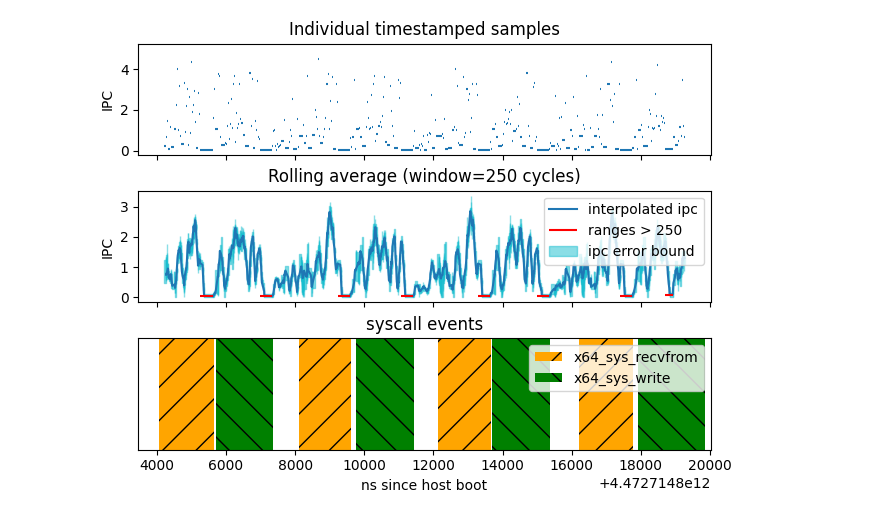
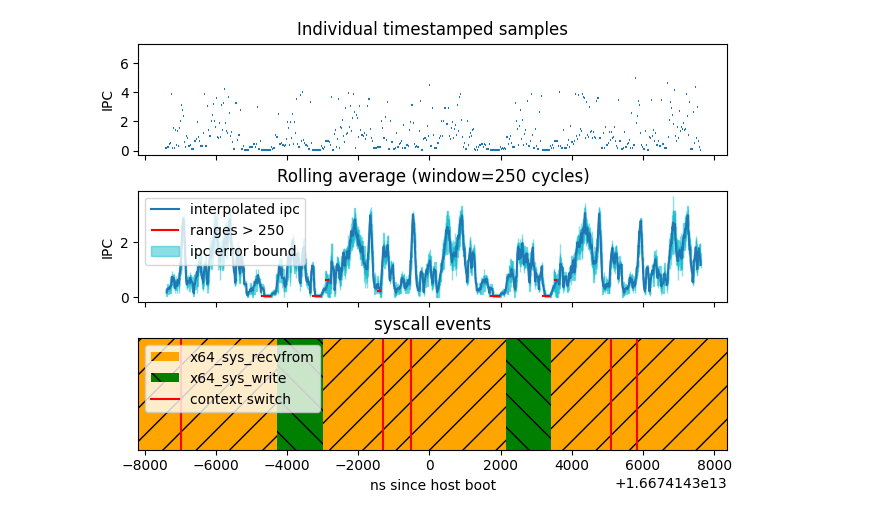
Before and after one commit to stevenpelley/should-I-async, a Jupyter notebook: intel_proc_trace/pt.ipynb, the cells around one changed output. Saved outputs shown, nothing was run; the diff lists cells and outputs as text; code cells hidden in the pictures.

Commit message:
drawing context switches; plan for timeline

```diff
--- a/intel_proc_trace/pt.ipynb
+++ b/intel_proc_trace/pt.ipynb
@@ -2,7 +2,11 @@
 import duckdb
 
 # set which database file to use
-db_file = "databases/pt.duckdb"
+#db_file = "databases/pt.duckdb"
+db_file = "databases/sync.duckdb"
+
+# set up the moving average
+window_size=250
 
 # load the time bounds and figure out where our plots should focus.
 with duckdb.connect(db_file) as con:
@@ -284,6 +285,7 @@ ORDER BY cyc
     def time_cyc_to_ns(cyc):
         return start_ns + duration_cyc_to_ns(cyc - start_cyc)
 
+    plt.close()
     fig, (ax1, ax2, ax3) = plt.subplots(
         nrows=3,
         sharex=True,
@@ -354,7 +356,7 @@ ORDER BY window_end_cum_cyc
     range_data['start_ns'] = time_cyc_to_ns(range_data['start_cum_cyc'])
     range_data['end_ns'] = time_cyc_to_ns(range_data['end_cum_cyc'])
 
-    cyc_limit=250
+    cyc_limit=window_size
     long_range_data = range_data[range_data.cyc_count > cyc_limit]
     hlines_handle = ax2.hlines(
         y='ipc',
@@ -364,8 +366,7 @@ ORDER BY window_end_cum_cyc
         color='r',
         label='ranges > {}'.format(cyc_limit),
     )
-    # TODO read this from somewhere
-    ax2.set_title('Rolling average (window={} cycles)'.format(250))
+    ax2.set_title('Rolling average (window={} cycles)'.format(window_size))
     ax2.set_ylabel('IPC')
     ax2.legend(
         handles=[plot_handle[0], hlines_handle, proxy_patch],
@@ -377,7 +378,9 @@ SELECT
     return_time,
     syscall_kernel_name,
 FROM syscall_calls
-WHERE call_time < {end_ns} AND return_time > {start_ns}
+WHERE
+    (call_time BETWEEN {start_ns} AND {end_ns})
+    OR (return_time BETWEEN {start_ns} AND {end_ns})
 ORDER BY syscall_kernel_name
 ;'''.format(end_ns=end_ns, start_ns=start_ns))
     event_data = con.fetchall()
@@ -423,13 +426,9 @@ FROM auxtrace_errors AS ae asof LEFT JOIN
     timestamped_ranges AS tr
     ON ae.time < tr.end_time
 WHERE ae.msg='Overflow packet'
-    --AND (
-    --    (tr.start_cum_cyc <= {start_cyc} AND tr.end_cum_cyc >= {end_cyc})
-    --    OR tr.start_cum_cyc BETWEEN {start_cyc} AND {end_cyc}
-    --    OR tr.end_cum_cyc BETWEEN {start_cyc} AND {end_cyc}
-    --)
 ORDER BY tr.end_cum_cyc
 ;''')
+
     con.execute(
 '''--sql
 SELECT
@@ -439,34 +438,57 @@ FROM errors_and_ranges
 WHERE
     (start_time <= {start_ns} AND end_time >= {end_ns})
     OR start_time BETWEEN {start_ns} AND {end_ns}
     OR end_time BETWEEN {start_ns} AND {end_ns}
 ORDER BY end_cum_cyc
 ;'''.format(start_ns=start_ns, end_ns=end_ns))
     errors = con.fetchall()
 
     if len(errors) > 0:
         labels.append('trace overflow')
         for i, err in enumerate(errors):
             handle=ax3.axvspan(
                 xmin=err[0],
                 xmax=err[1],
                 facecolor=colors[span_type_count % len(colors)],
                 hatch=hatches[span_type_count % len(hatches)]
             )
             if i == 0:
                 handles.append(handle)
         span_type_count += 1
 
+    # draw context switches, different label per incoming thread
+    con.execute('''--sql
+SELECT
+    time,
+    tid_in,
+    flags
+FROM context_switches_view
+WHERE time BETWEEN {start_ns} AND {end_ns}
+ORDER BY time
+;'''.format(start_ns=start_ns, end_ns=end_ns))
+    switches = con.fetchall()
+
+    if len(switches) > 0:
+        labels.append('context switch')
+        for i, switch in enumerate(switches):
+            handle=ax3.axvline(
+                switch[0],
+                color='r',
+            )
+            if i == 0:
+                handles.append(handle)
+        span_type_count += 1
+
     ax3.legend(
         handles,
         labels,
         )
     # force the markers to appear at the top
     ax3.set_yticks([])
     ax3.set_title('syscall events')
     ax3.set_xlabel("ns since host boot")
 # %% [output]
-[figure, old version]
+[figure, new version]
 # %%
 from matplotlib import pyplot as plt
 import duckdb
```
Also changed, not shown: parts of 3 cells of this notebook, 1 other file.
